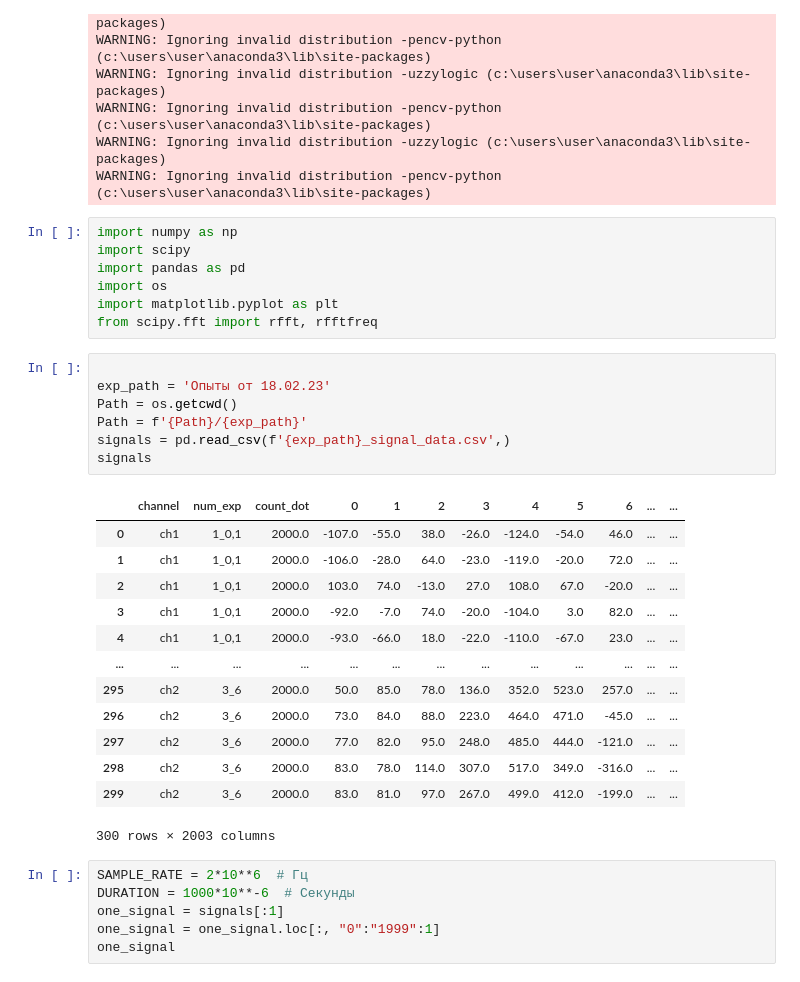
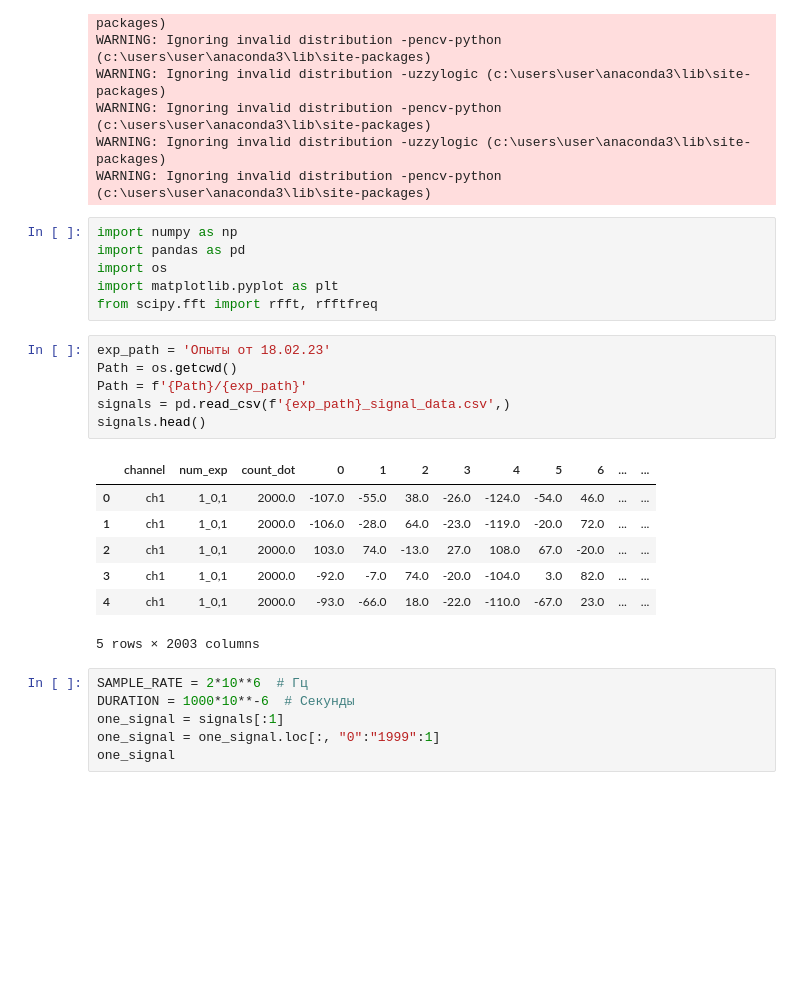
Before and after one commit to Genia163/relative_spectrum, a Jupyter notebook: fft_signal.ipynb, the cells around one changed output. Saved outputs shown, nothing was run; the diff lists cells and outputs as text; blank space fills up the shorter version.

```diff
--- a/fft_signal.ipynb
+++ b/fft_signal.ipynb
@@ -23,32 +23,24 @@ WARNING: Ignoring invalid distribution -uzzylogic (c:\users\user\anaconda3\lib\s
 WARNING: Ignoring invalid distribution -pencv-python (c:\users\user\anaconda3\lib\site-packages)
 # %%
 import numpy as np
-import scipy
 import pandas as pd
 import os
 import matplotlib.pyplot as plt
 from scipy.fft import rfft, rfftfreq
 # %%
-
 exp_path = 'Опыты от 18.02.23'
 Path = os.getcwd()
 Path = f'{Path}/{exp_path}'
 signals = pd.read_csv(f'{exp_path}_signal_data.csv',)
-signals
+signals.head()
 # %% [output]
 |  | channel | num_exp | count_dot | 0 | 1 | 2 | 3 | 4 | 5 | 6 | ... | ... |
 | 0 | ch1 | 1_0,1 | 2000.0 | -107.0 | -55.0 | 38.0 | -26.0 | -124.0 | -54.0 | 46.0 | ... | ... |
 | 1 | ch1 | 1_0,1 | 2000.0 | -106.0 | -28.0 | 64.0 | -23.0 | -119.0 | -20.0 | 72.0 | ... | ... |
 | 2 | ch1 | 1_0,1 | 2000.0 | 103.0 | 74.0 | -13.0 | 27.0 | 108.0 | 67.0 | -20.0 | ... | ... |
 | 3 | ch1 | 1_0,1 | 2000.0 | -92.0 | -7.0 | 74.0 | -20.0 | -104.0 | 3.0 | 82.0 | ... | ... |
 | 4 | ch1 | 1_0,1 | 2000.0 | -93.0 | -66.0 | 18.0 | -22.0 | -110.0 | -67.0 | 23.0 | ... | ... |
-| ... | ... | ... | ... | ... | ... | ... | ... | ... | ... | ... | ... | ... |
-| 295 | ch2 | 3_6 | 2000.0 | 50.0 | 85.0 | 78.0 | 136.0 | 352.0 | 523.0 | 257.0 | ... | ... |
-| 296 | ch2 | 3_6 | 2000.0 | 73.0 | 84.0 | 88.0 | 223.0 | 464.0 | 471.0 | -45.0 | ... | ... |
-| 297 | ch2 | 3_6 | 2000.0 | 77.0 | 82.0 | 95.0 | 248.0 | 485.0 | 444.0 | -121.0 | ... | ... |
-| 298 | ch2 | 3_6 | 2000.0 | 83.0 | 78.0 | 114.0 | 307.0 | 517.0 | 349.0 | -316.0 | ... | ... |
-| 299 | ch2 | 3_6 | 2000.0 | 83.0 | 81.0 | 97.0 | 267.0 | 499.0 | 412.0 | -199.0 | ... | ... |
-300 rows × 2003 columns
+5 rows × 2003 columns
 # %%
 SAMPLE_RATE = 2*10**6  # Гц
 DURATION = 1000*10**-6  # Секунды
```
Also changed, not shown: parts of 1 cell of this notebook.
